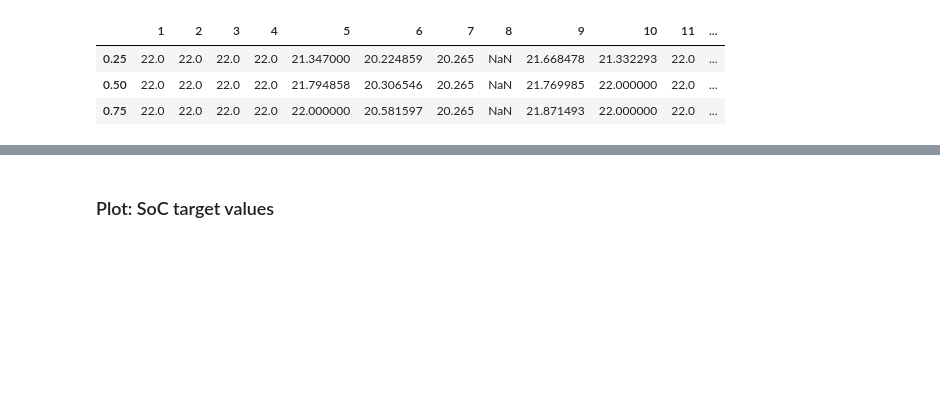
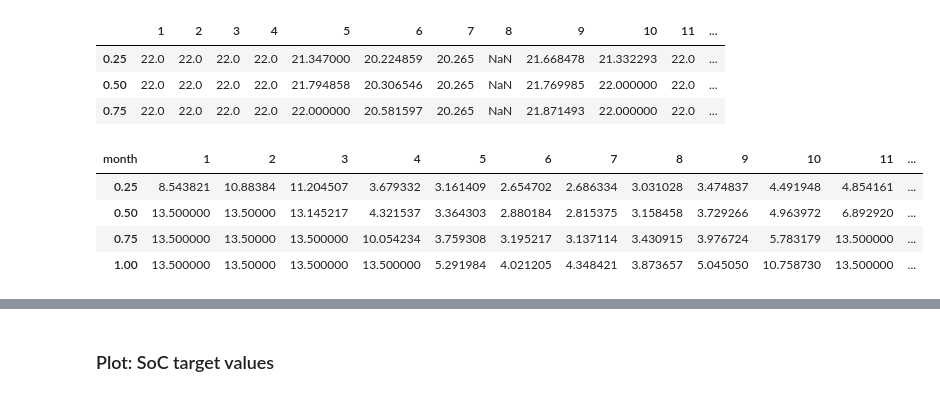
Before and after one commit to lilanger/SHEMS, a Jupyter notebook: single_building/SHEMS_visualization_output_python.ipynb, the cells around one changed output, grey strips where cells are left out. Cells and saved outputs as stored; diff of their text form; code cells hidden in the pictures; blank space fills up the shorter version.

```diff
--- a/single_building/SHEMS_visualization_output_python.ipynb
+++ b/single_building/SHEMS_visualization_output_python.ipynb
@@ -422,3 +422,12 @@ Data_df_max_select_FH_quant
 | 0.25 | 22.0 | 22.0 | 22.0 | 22.0 | 21.347000 | 20.224859 | 20.265 | NaN | 21.668478 | 21.332293 | 22.0 | ... |
 | 0.50 | 22.0 | 22.0 | 22.0 | 22.0 | 21.794858 | 20.306546 | 20.265 | NaN | 21.769985 | 22.000000 | 22.0 | ... |
 | 0.75 | 22.0 | 22.0 | 22.0 | 22.0 | 22.000000 | 20.581597 | 20.265 | NaN | 21.871493 | 22.000000 | 22.0 | ... |
+# %%
+Data_df_max_select_B_quant = Data_df_max_select_B.quantile(q=[0.25, 0.5, 0.75, 1], axis=0)
+Data_df_max_select_B_quant
+# %% [output]
+| month | 1 | 2 | 3 | 4 | 5 | 6 | 7 | 8 | 9 | 10 | 11 | ... |
+| 0.25 | 8.543821 | 10.88384 | 11.204507 | 3.679332 | 3.161409 | 2.654702 | 2.686334 | 3.031028 | 3.474837 | 4.491948 | 4.854161 | ... |
+| 0.50 | 13.500000 | 13.50000 | 13.145217 | 4.321537 | 3.364303 | 2.880184 | 2.815375 | 3.158458 | 3.729266 | 4.963972 | 6.892920 | ... |
+| 0.75 | 13.500000 | 13.50000 | 13.500000 | 10.054234 | 3.759308 | 3.195217 | 3.137114 | 3.430915 | 3.976724 | 5.783179 | 13.500000 | ... |
+| 1.00 | 13.500000 | 13.50000 | 13.500000 | 13.500000 | 5.291984 | 4.021205 | 4.348421 | 3.873657 | 5.045050 | 10.758730 | 13.500000 | ... |
```
Also changed, not shown: parts of 2 cells of this notebook, 40 other files.
